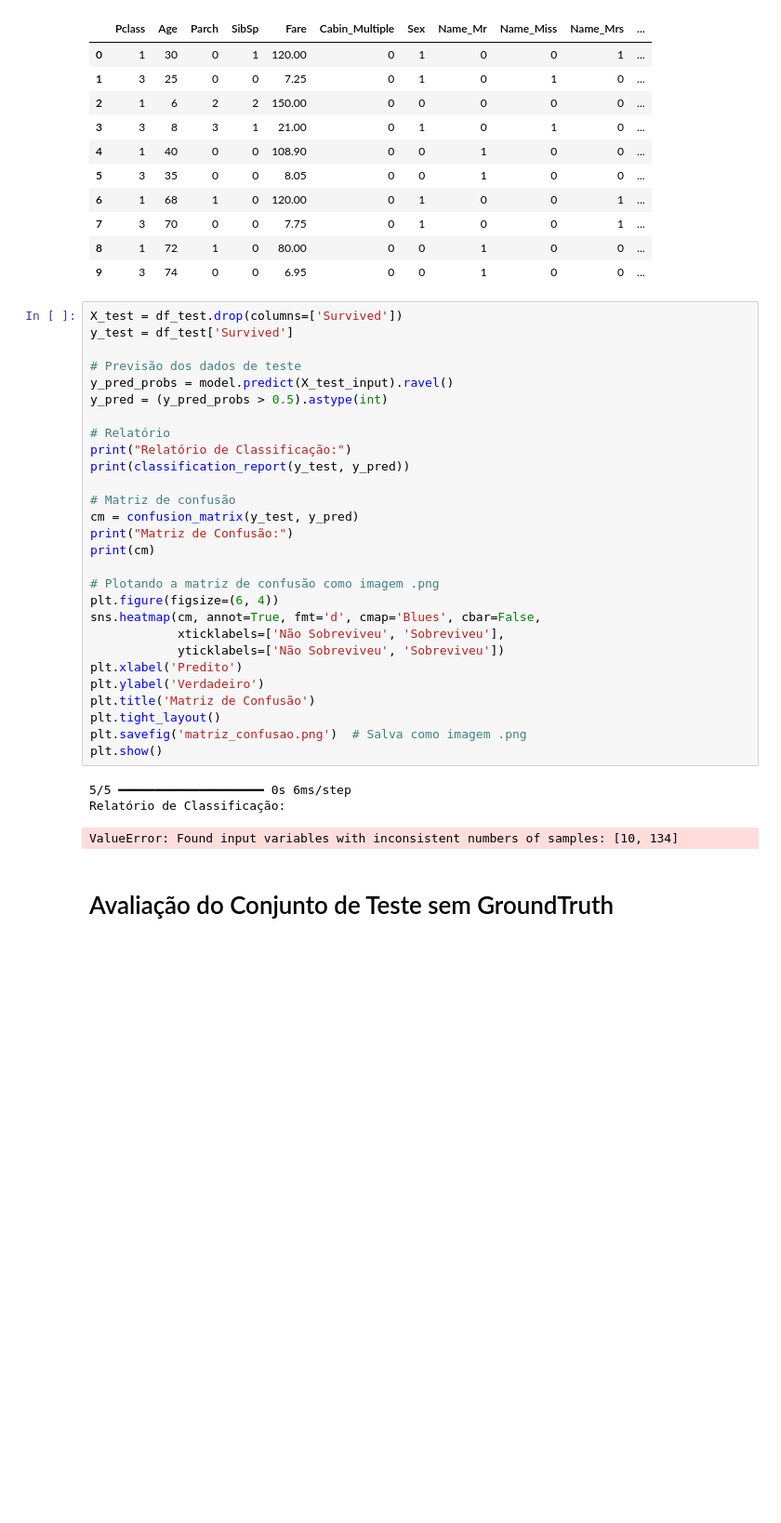
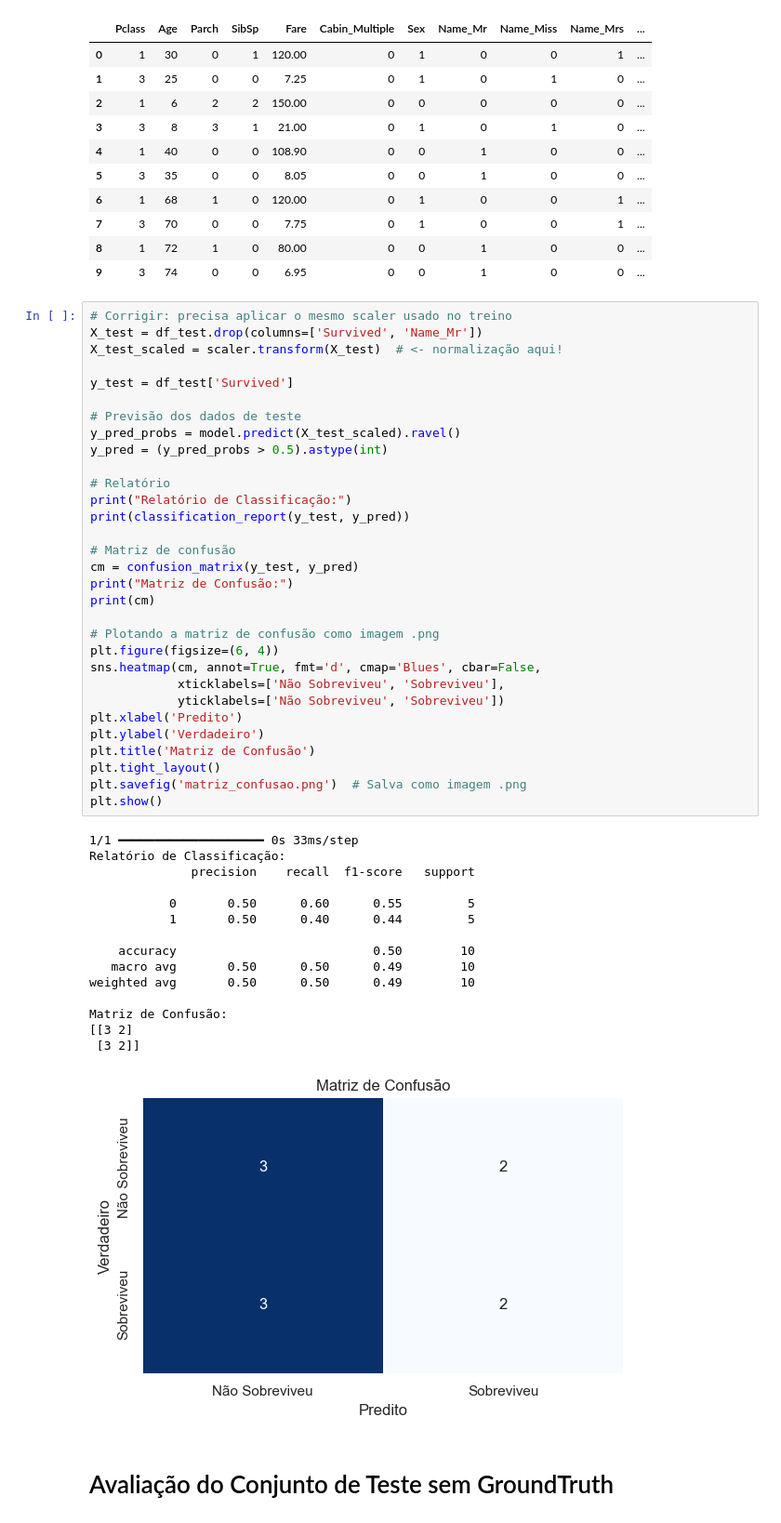
Before and after one commit to Redes-Neurais-2025-1/Titanic_Processig, a Jupyter notebook: model_trainer.ipynb, the cells around one changed output. Shown at 93% size. Cells and saved outputs as stored; diff of their text form; blank space fills up the shorter version.

```diff
--- a/model_trainer.ipynb
+++ b/model_trainer.ipynb
@@ -618,37 +618,52 @@ df_test
 | 8 | 1 | 72 | 1 | 0 | 80.00 | 0 | 0 | 1 | 0 | 0 | ... |
 | 9 | 3 | 74 | 0 | 0 | 6.95 | 0 | 0 | 1 | 0 | 0 | ... |
 # %%
-X_test = df_test.drop(columns=['Survived'])
+# Corrigir: precisa aplicar o mesmo scaler usado no treino
+X_test = df_test.drop(columns=['Survived', 'Name_Mr'])
+X_test_scaled = scaler.transform(X_test)  # <- normalização aqui!
+
 y_test = df_test['Survived']
 
 # Previsão dos dados de teste
-y_pred_probs = model.predict(X_test_input).ravel()
+y_pred_probs = model.predict(X_test_scaled).ravel()
 y_pred = (y_pred_probs > 0.5).astype(int)
 
 # Relatório
 print("Relatório de Classificação:")
 print(classification_report(y_test, y_pred))
 
 # Matriz de confusão
 cm = confusion_matrix(y_test, y_pred)
 print("Matriz de Confusão:")
 print(cm)
 
 # Plotando a matriz de confusão como imagem .png
 plt.figure(figsize=(6, 4))
 sns.heatmap(cm, annot=True, fmt='d', cmap='Blues', cbar=False,
             xticklabels=['Não Sobreviveu', 'Sobreviveu'],
             yticklabels=['Não Sobreviveu', 'Sobreviveu'])
 plt.xlabel('Predito')
 plt.ylabel('Verdadeiro')
 plt.title('Matriz de Confusão')
 plt.tight_layout()
 plt.savefig('matriz_confusao.png')  # Salva como imagem .png
 plt.show()
 # %% [output]
-5/5 ━━━━━━━━━━━━━━━━━━━━ 0s 6ms/step
+1/1 ━━━━━━━━━━━━━━━━━━━━ 0s 33ms/step
 Relatório de Classificação:
+              precision    recall  f1-score   support
+
+           0       0.50      0.60      0.55         5
+           1       0.50      0.40      0.44         5
+
+    accuracy                           0.50        10
+   macro avg       0.50      0.50      0.49        10
+weighted avg       0.50      0.50      0.49        10
+
+Matriz de Confusão:
+[[3 2]
+ [3 2]]
-ValueError: Found input variables with inconsistent numbers of samples: [10, 134]
+[figure, added]
 # %% [markdown]
 # Avaliação do Conjunto de Teste sem GroundTruth
 # %%
```
Also changed, not shown: parts of 12 cells of this notebook, 2 other files.
